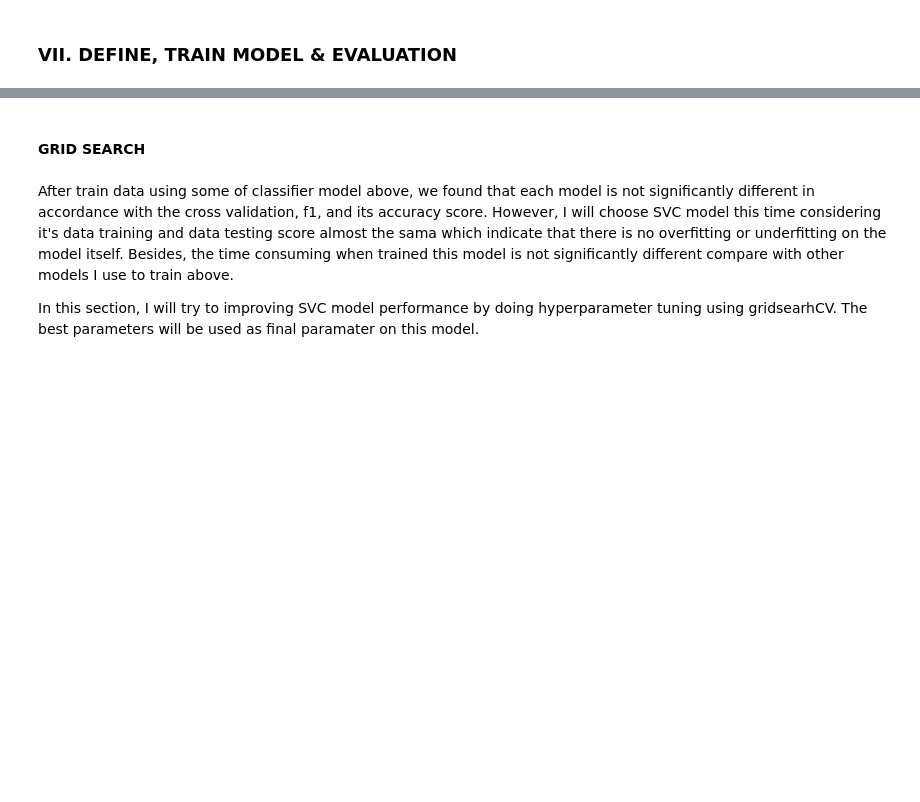
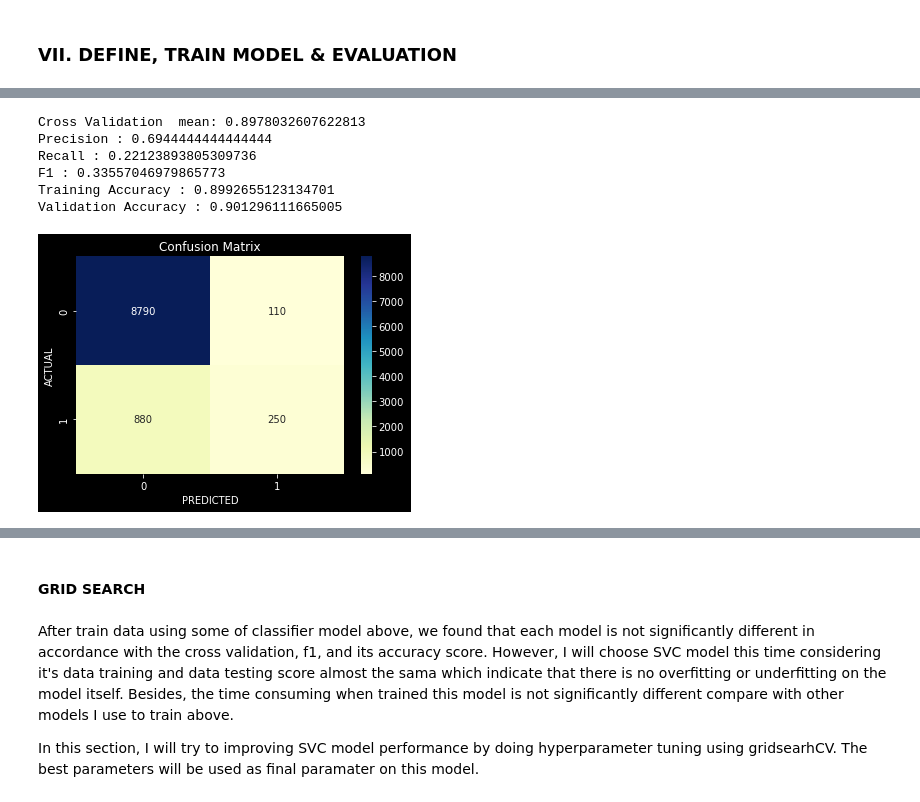
Before and after one commit to FiahIdris/DSM2_BankSubscriptionCampaign, a Jupyter notebook: h8dsft_Milestone1.ipynb, the cells around one changed output, grey strips where cells are left out. Saved outputs shown, nothing was run; the diff lists cells and outputs as text; code cells hidden in the pictures; blank space fills up the shorter version.

```diff
--- a/h8dsft_Milestone1.ipynb
+++ b/h8dsft_Milestone1.ipynb
@@ -458,3 +448,13 @@ Validation Accuracy : 0.9017946161515453
+# %%
+cross_validate(svc)
+# %% [output]
+Cross Validation  mean: 0.8978032607622813
+Precision : 0.6944444444444444
+Recall : 0.22123893805309736
+F1 : 0.33557046979865773
+Training Accuracy : 0.8992655123134701
+Validation Accuracy : 0.901296111665005
+[figure, added]
 # %%
 cross_validate(randfors)
 # %% [output]
```
Also changed, not shown: parts of 31 cells of this notebook, 4 other files.
